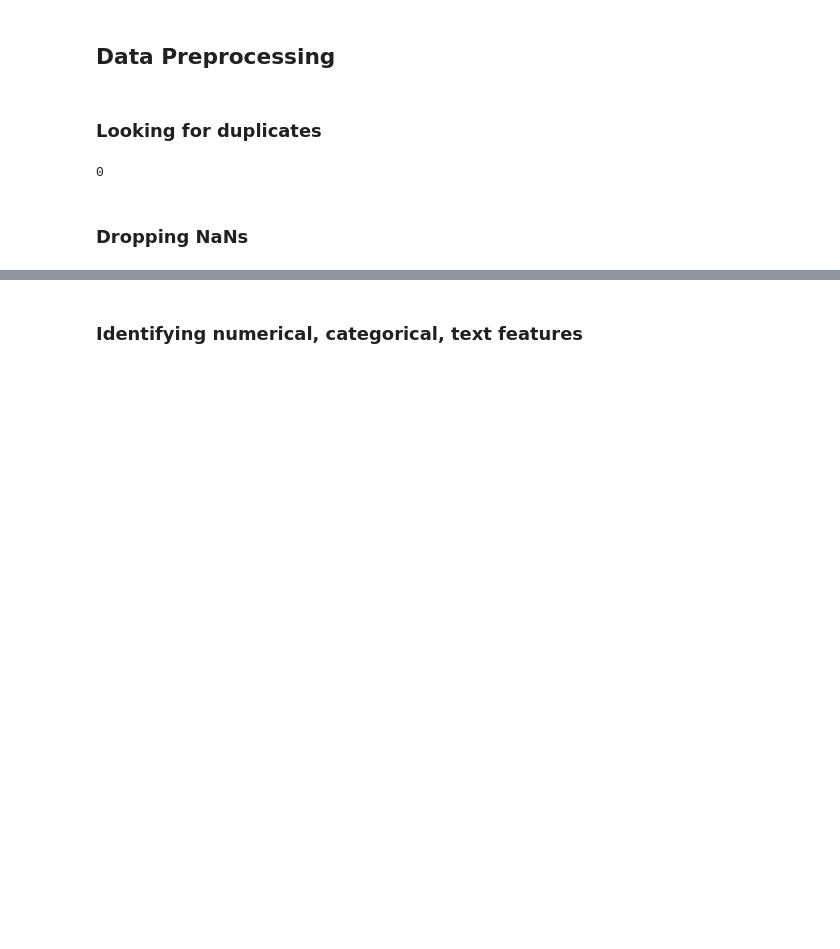
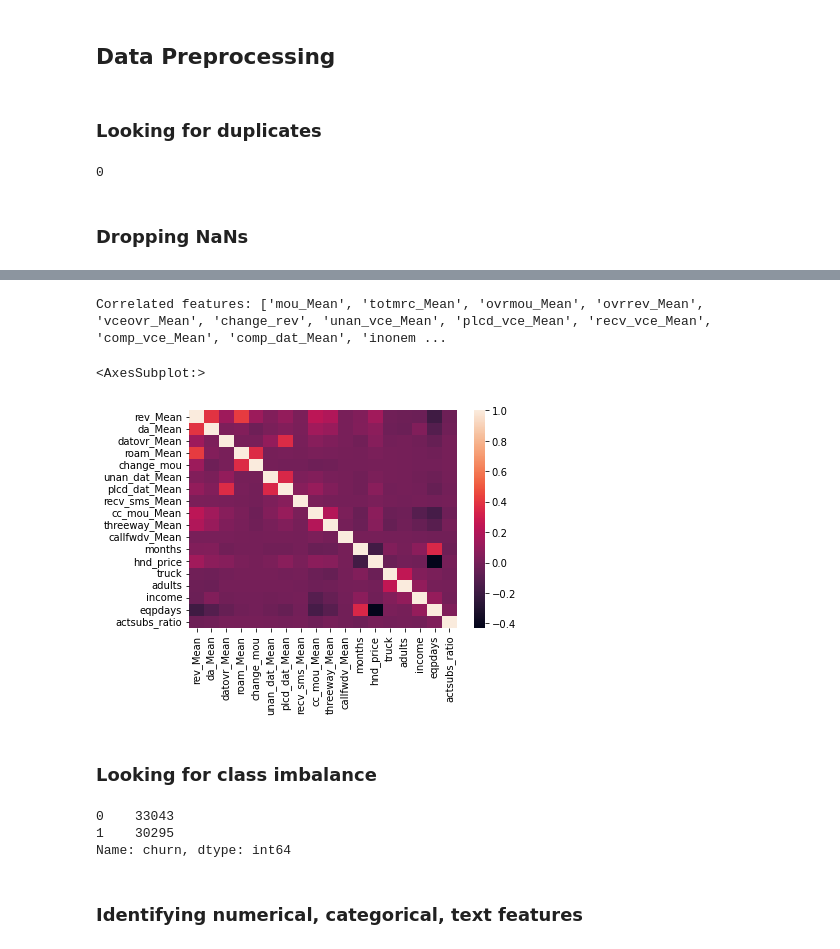
Before and after one commit to dgrzebyk/data_analysis, a Jupyter notebook: customer_churn.ipynb, the cells around one changed output, grey strips where cells are left out. Saved outputs shown, nothing was run; the diff lists cells and outputs as text; code cells hidden in the pictures; blank space fills up the shorter version.

```diff
--- a/customer_churn.ipynb
+++ b/customer_churn.ipynb
@@ -266,0 +246,3 @@ After dropping rows with NaNs: (60384, 61)
+# %%
+num_features = X.select_dtypes(include='number').columns
+cat_features = X.select_dtypes(include='object').columns
@@ -266,0 +269,2 @@ After dropping rows with NaNs: (60384, 61)
+# %%
+correlated_features, uncorrelated_features, results_dict = chi_test(X, cat_features, y)
@@ -266,0 +275,2 @@ After dropping rows with NaNs: (60384, 61)
+# %%
+X.drop(columns=uncorrelated_features, inplace=True)
@@ -267,3 +302,31 @@ After dropping rows with NaNs: (60384, 61)
+# %%
+# Create correlation matrix
+corr_matrix = X.corr().abs()
+
+# Select upper triangle of correlation matrix
+upper = corr_matrix.where(np.triu(np.ones(corr_matrix.shape), k=1).astype(bool))
+
+# Find features with correlation greater than 0.5
+correlated_features = [column for column in upper.columns if any(upper[column] > 0.5)]
+print("Correlated features:", correlated_features)
+
+# Drop features
+X.drop(correlated_features, axis=1, inplace=True)
+# %% [output]
+Correlated features: ['mou_Mean', 'totmrc_Mean', 'ovrmou_Mean', 'ovrrev_Mean', 'vceovr_Mean', 'change_rev', 'unan_vce_Mean', 'plcd_vce_Mean', 'recv_vce_Mean', 'comp_vce_Mean', 'comp_dat_Mean', 'inonem ...
+# %%
+sns.heatmap(X[num_features].corr())
+# %% [output]
+<AxesSubplot:>
+[figure, added]
+# %% [markdown]
+### Looking for class imbalance
+# %%
+y.value_counts()
+# %% [output]
+0    33043
+1    30295
+Name: churn, dtype: int64
 # %% [markdown]
 ### Identifying numerical, categorical, text features
 # %%
```
Also changed, not shown: parts of 61 cells of this notebook.
